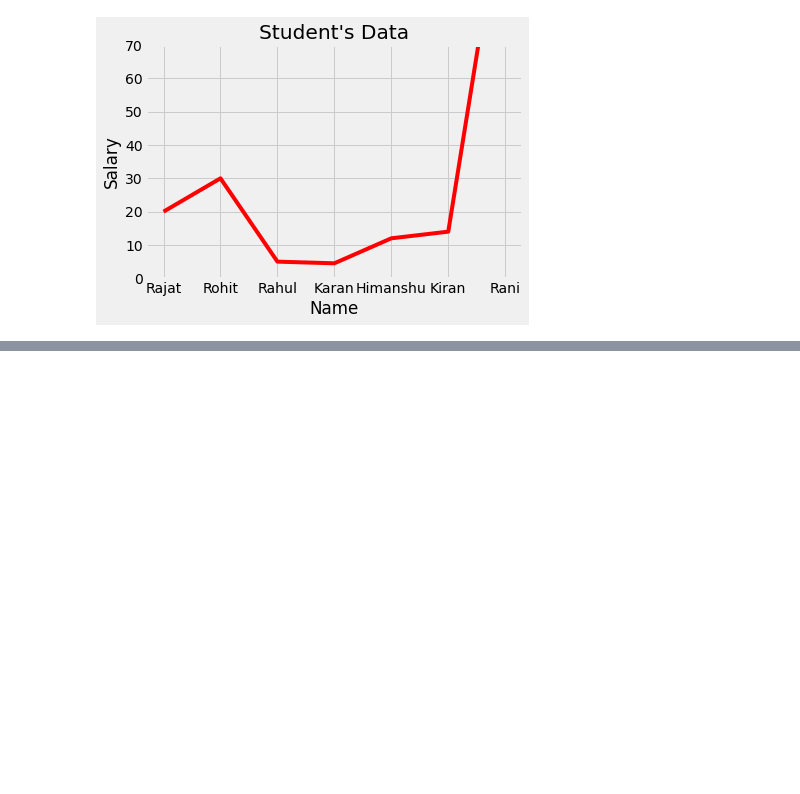
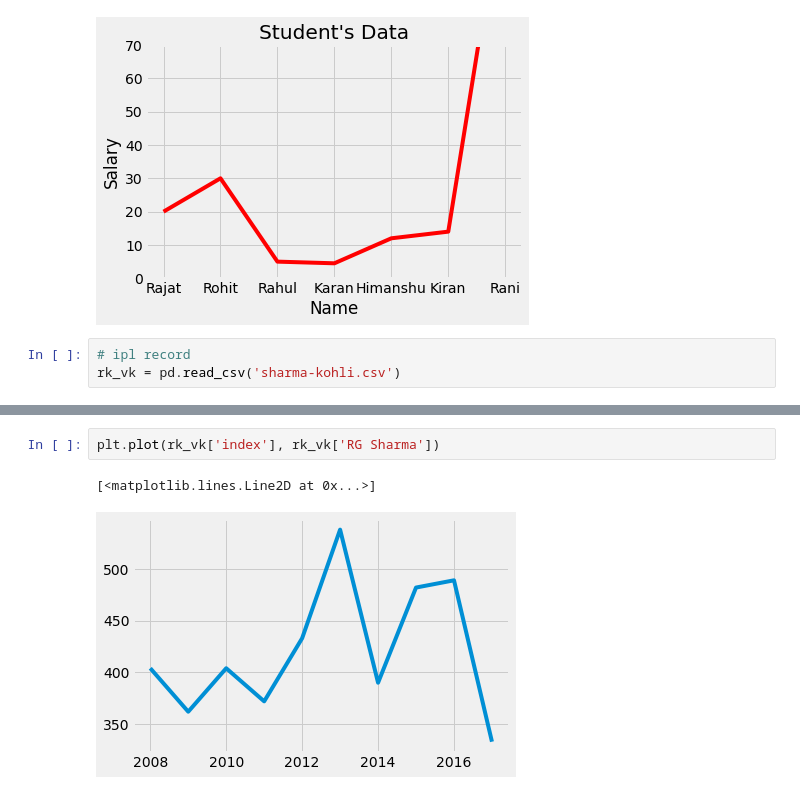
Before and after one commit to bhavnish97/DataScience-Concepts, a Jupyter notebook: Matplotlib_Fundamentals.ipynb, the cells around one changed output, grey strips where cells are left out. Drawn from its saved outputs; the diff is of its cells as text; blank space fills up the shorter version.

Commit message:
Matplotlib Fundamentals

```diff
--- a/Matplotlib_Fundamentals.ipynb
+++ b/Matplotlib_Fundamentals.ipynb
@@ -74,3 +74,6 @@ plt.ylim(0,70)
 # %% [output]
 (0.0, 70.0)
 [figure]
+# %%
+# ipl record
+rk_vk = pd.read_csv('sharma-kohli.csv')
@@ -76,0 +94,5 @@ plt.ylim(0,70)
+# %%
+plt.plot(rk_vk['index'], rk_vk['RG Sharma'])
+# %% [output]
+[<matplotlib.lines.Line2D at 0x...>]
+[figure, added]
```
Also changed, not shown: parts of 12 cells of this notebook.
